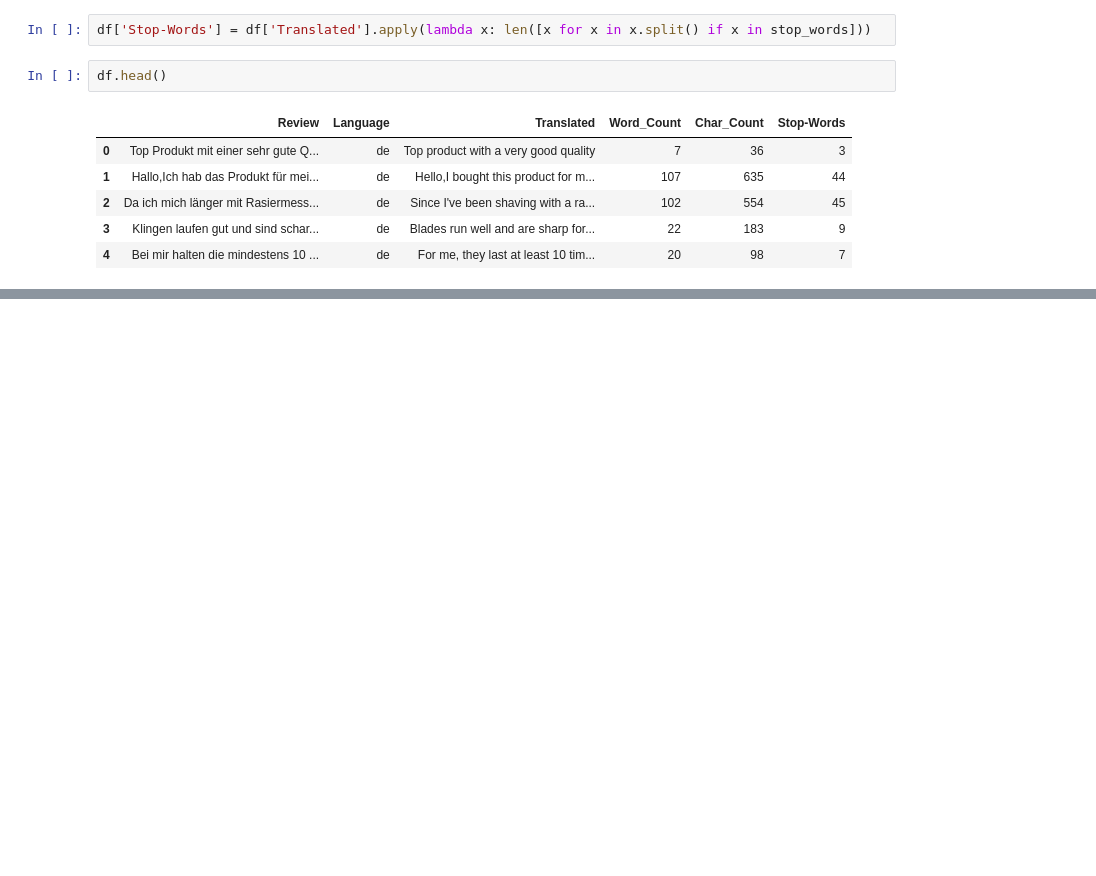
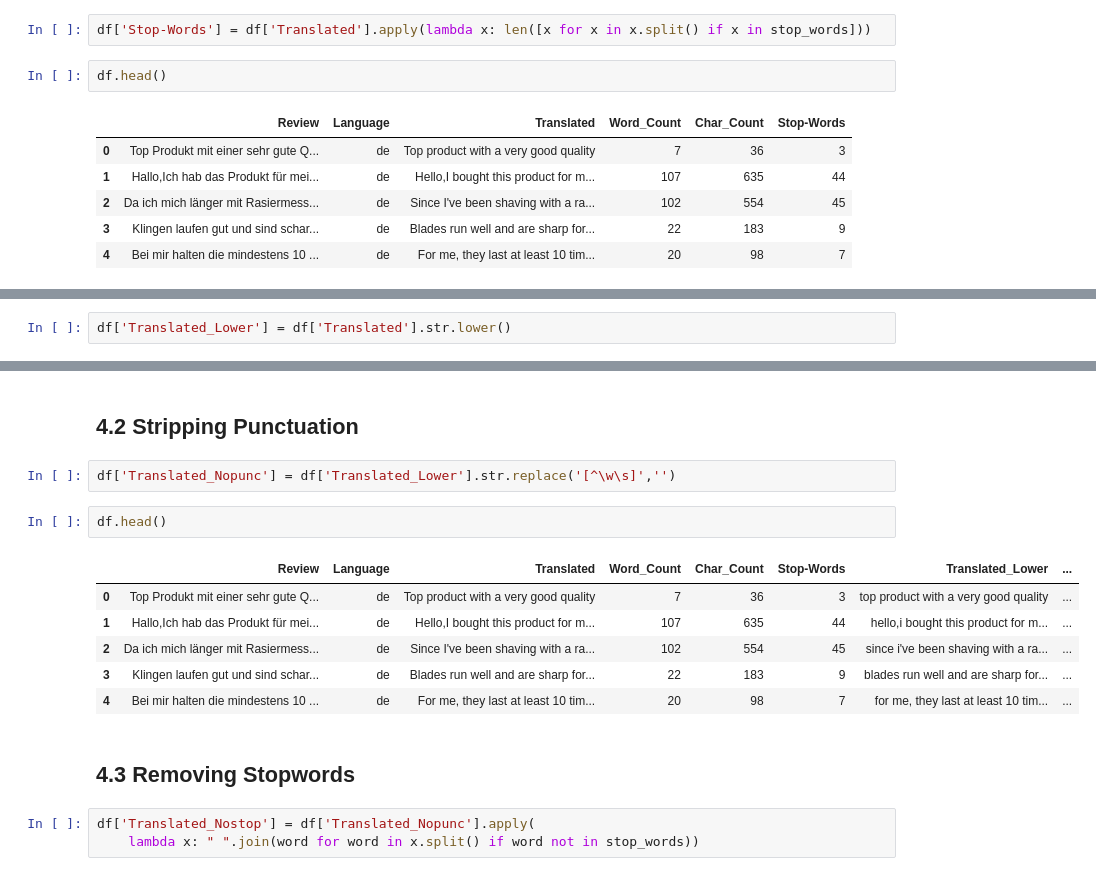
Before and after one commit to LeonRanke/Sentiment_Analysis, a Jupyter notebook: amazon_sentiment_analysis.ipynb, the cells around one changed output, grey strips where cells are left out. Drawn from its saved outputs; the diff is of its cells as text; blank space fills up the shorter version.

```diff
--- a/amazon_sentiment_analysis.ipynb
+++ b/amazon_sentiment_analysis.ipynb
@@ -221,0 +232,2 @@ df.head()
+# %%
+df['Translated_Lower'] = df['Translated'].str.lower()
@@ -221,0 +243,18 @@ df.head()
+# %% [markdown]
+## 4.2 Stripping Punctuation
+# %%
+df['Translated_Nopunc'] = df['Translated_Lower'].str.replace('[^\w\s]','')
+# %%
+df.head()
+# %% [output]
+|  | Review | Language | Translated | Word_Count | Char_Count | Stop-Words | Translated_Lower | ... |
+| 0 | Top Produkt mit einer sehr gute Q... | de | Top product with a very good quality | 7 | 36 | 3 | top product with a very good quality | ... |
+| 1 | Hallo,Ich hab das Produkt für mei... | de | Hello,I bought this product for m... | 107 | 635 | 44 | hello,i bought this product for m... | ... |
+| 2 | Da ich mich länger mit Rasiermess... | de | Since I've been shaving with a ra... | 102 | 554 | 45 | since i've been shaving with a ra... | ... |
+| 3 | Klingen laufen gut und sind schar... | de | Blades run well and are sharp for... | 22 | 183 | 9 | blades run well and are sharp for... | ... |
+| 4 | Bei mir halten die mindestens 10 ... | de | For me, they last at least 10 tim... | 20 | 98 | 7 | for me, they last at least 10 tim... | ... |
+# %% [markdown]
+## 4.3 Removing Stopwords
+# %%
+df['Translated_Nostop'] = df['Translated_Nopunc'].apply(
+    lambda x: " ".join(word for word in x.split() if word not in stop_words))
```
Also changed, not shown: parts of 31 cells of this notebook, 1 other file.
